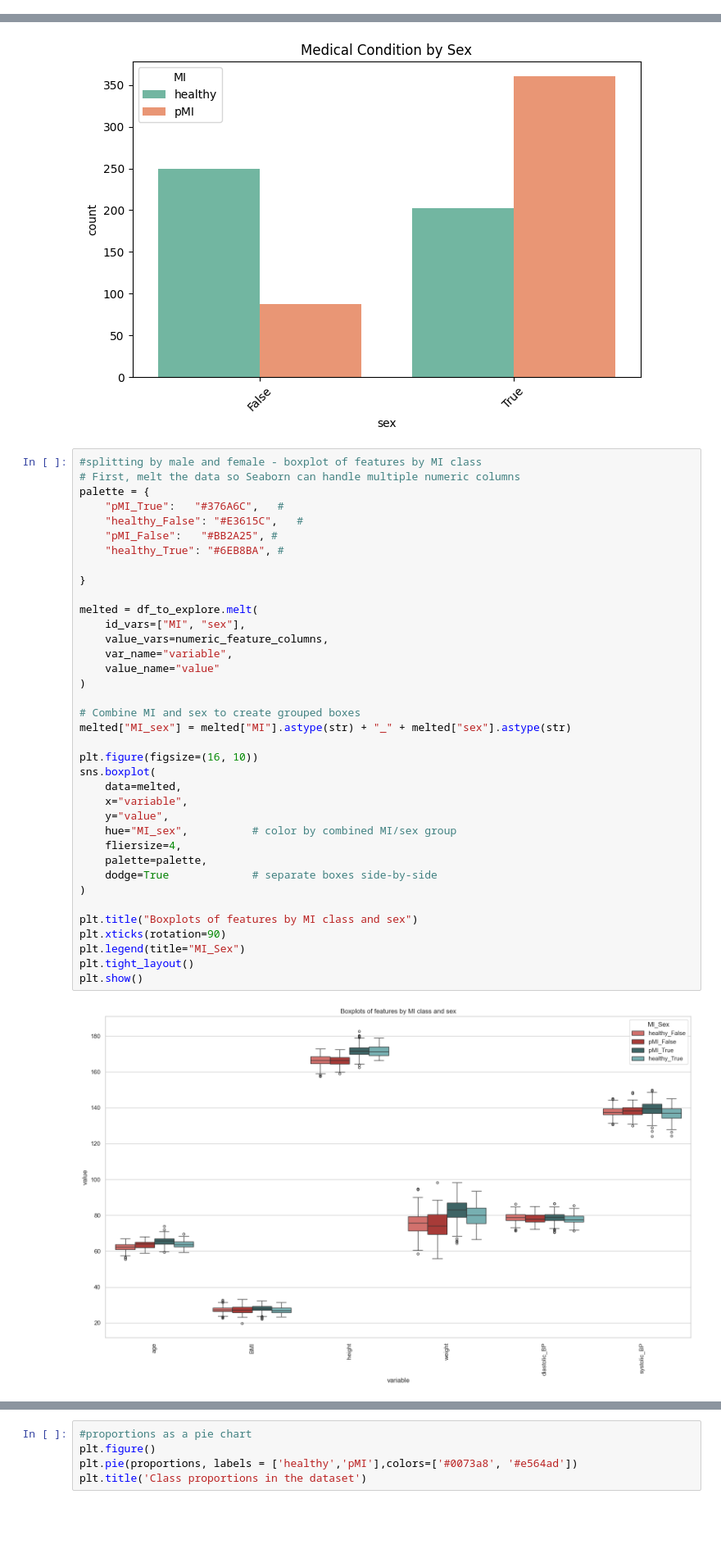
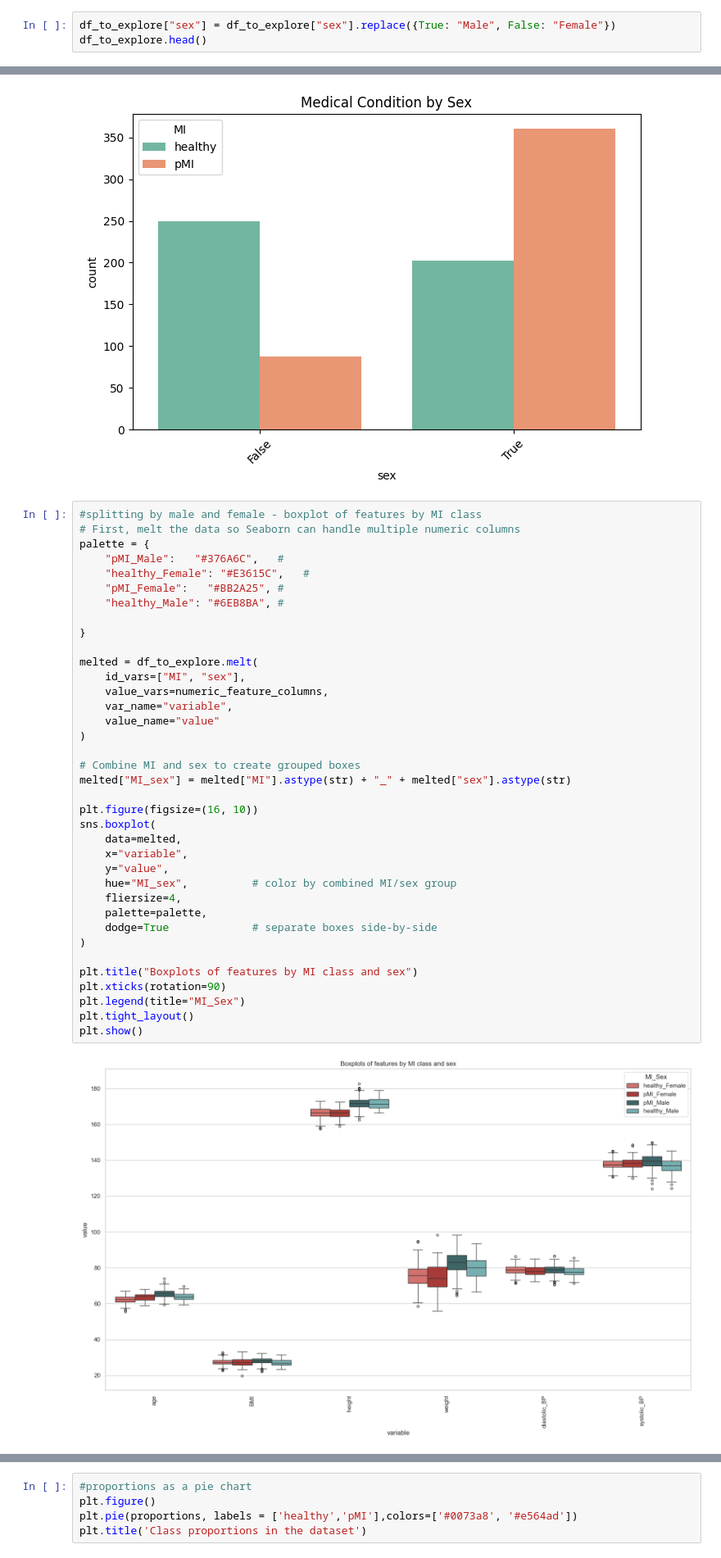
Before and after one commit to emilynurden/myocardial-infarction-predictions, a Jupyter notebook: notebooks:/data_exploration.ipynb, the cells around one changed output, grey strips where cells are left out. Shown at 82% size. Drawn from its saved outputs; the diff is of its cells as text; blank space fills up the shorter version.

```diff
--- a/notebooks:/data_exploration.ipynb
+++ b/notebooks:/data_exploration.ipynb
@@ -57,3 +57,6 @@ sex             0
 dtype: int64
 # %% [markdown]
 there are no null values in the data set
+# %%
+df_to_explore["sex"] = df_to_explore["sex"].replace({True: "Male", False: "Female"})
+df_to_explore.head()
@@ -143,41 +153,41 @@ plt.show()
 #splitting by male and female - boxplot of features by MI class
 # First, melt the data so Seaborn can handle multiple numeric columns
 palette = {
-    "pMI_True":   "#376A6C",   #
-    "healthy_False": "#E3615C",   #
-    "pMI_False":   "#BB2A25", #
-    "healthy_True": "#6EB8BA", #
+    "pMI_Male":   "#376A6C",   #
+    "healthy_Female": "#E3615C",   #
+    "pMI_Female":   "#BB2A25", #
+    "healthy_Male": "#6EB8BA", #
 
 }
 
 melted = df_to_explore.melt(
     id_vars=["MI", "sex"],
     value_vars=numeric_feature_columns,
     var_name="variable",
     value_name="value"
 )
 
 # Combine MI and sex to create grouped boxes
 melted["MI_sex"] = melted["MI"].astype(str) + "_" + melted["sex"].astype(str)
 
 plt.figure(figsize=(16, 10))
 sns.boxplot(
     data=melted,
     x="variable",
     y="value",
     hue="MI_sex",          # color by combined MI/sex group
     fliersize=4,
     palette=palette,
     dodge=True             # separate boxes side-by-side
 )
 
 plt.title("Boxplots of features by MI class and sex")
 plt.xticks(rotation=90)
 plt.legend(title="MI_Sex")
 plt.tight_layout()
 plt.show()
 # %% [output]
-[figure, old version]
+[figure, new version]
 # %%
 #exploring proportions of each class in the data
 # find proportion of each class in the data
```
Also changed, not shown: parts of 2 cells of this notebook.
